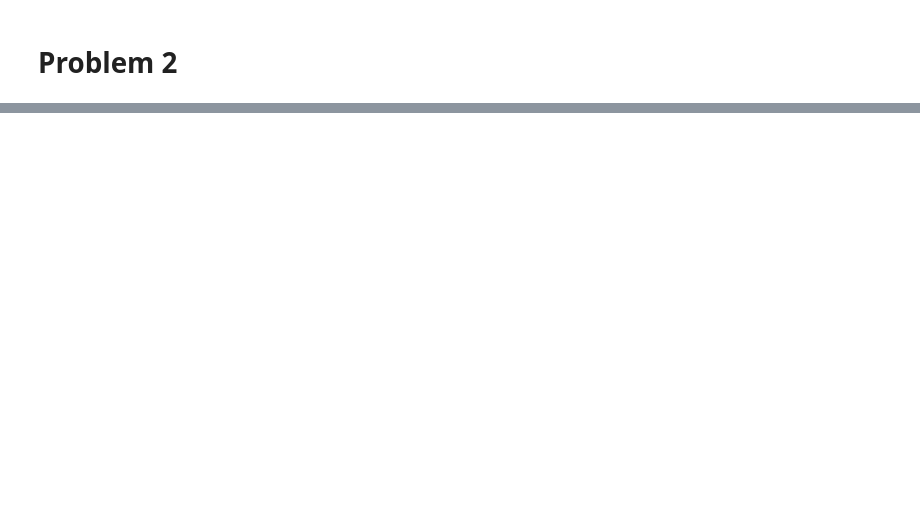
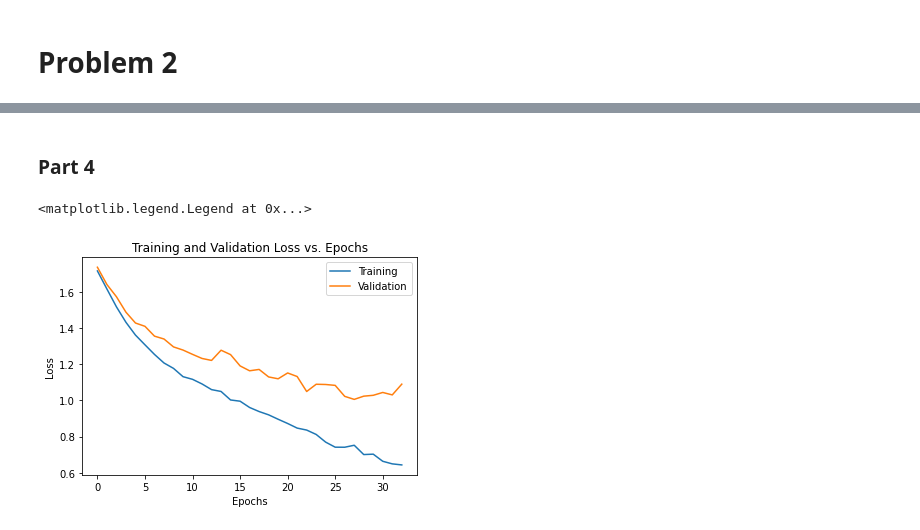
Before and after one commit to pheonixmaster99/Assignment4, a Jupyter notebook: Assignment4.ipynb, the cells around one changed output, grey strips where cells are left out. Drawn from its saved outputs; the diff is of its cells as text; code cells hidden in the pictures; blank space fills up the shorter version.

Commit message:
Completed parts 1 to 5

```diff
--- a/Assignment4.ipynb
+++ b/Assignment4.ipynb
@@ -146,0 +263,34 @@ y = y.astype('int')
+# %%
+model = models.Sequential()
+model.add(Input(shape=(X_train_norm.shape[1],X_train_norm.shape[2],X_train_norm.shape[3])))
+
+model.add(layers.Conv2D(32, (3, 3), activation='relu'))
+model.add(layers.MaxPooling2D((2, 2)))
+model.add(layers.Dropout(rate=0.2))
+
+model.add(layers.Conv2D(64, (3, 3), activation='relu'))
+model.add(layers.MaxPooling2D((2, 2)))
+model.add(layers.Dropout(rate=0.2))
+
+model.add(layers.Conv2D(128, (3, 3), activation='relu'))
+model.add(layers.MaxPooling2D((2, 2)))
+model.add(layers.Dropout(rate=0.2))
+
+model.add(layers.Conv2D(128, (3, 3), activation='relu'))
+model.add(layers.MaxPooling2D((2, 2)))
+model.add(layers.Dropout(rate=0.2))
+
+model.add(layers.Flatten())
+model.add(layers.Dense(512, activation='relu'))
+model.add(layers.Dropout(rate=0.2))
+
+model.add(layers.Dense(6, activation='softmax'))
+
+opt = Adam(learning_rate=0.0001, beta_1=0.9, beta_2=0.999, epsilon= 1e-7)
+es = EarlyStopping(monitor='val_accuracy', min_delta=0, patience=5, restore_best_weights=True)
+
+model.summary()
+plot_model(model, show_shapes=True, show_layer_names=True)
+
+model.compile(optimizer = opt, loss = 'categorical_crossentropy', metrics = ['accuracy'])
+history = model.fit(X_train_norm, dummy_y_train, epochs=50, batch_size=32, validation_split = 0.20, verbose=1, callbacks=[es])
@@ -146,0 +323,12 @@ y = y.astype('int')
+# %% [markdown]
+### Part 4
+# %%
+plt.plot(history.history['loss'])
+plt.plot(history.history['val_loss'])
+plt.title('Training and Validation Loss vs. Epochs')
+plt.xlabel('Epochs')
+plt.ylabel('Loss')
+plt.legend(['Training', 'Validation'])
+# %% [output]
+<matplotlib.legend.Legend at 0x...>
+[figure, added]
```
Also changed, not shown: parts of 29 cells of this notebook, 1 other file.
